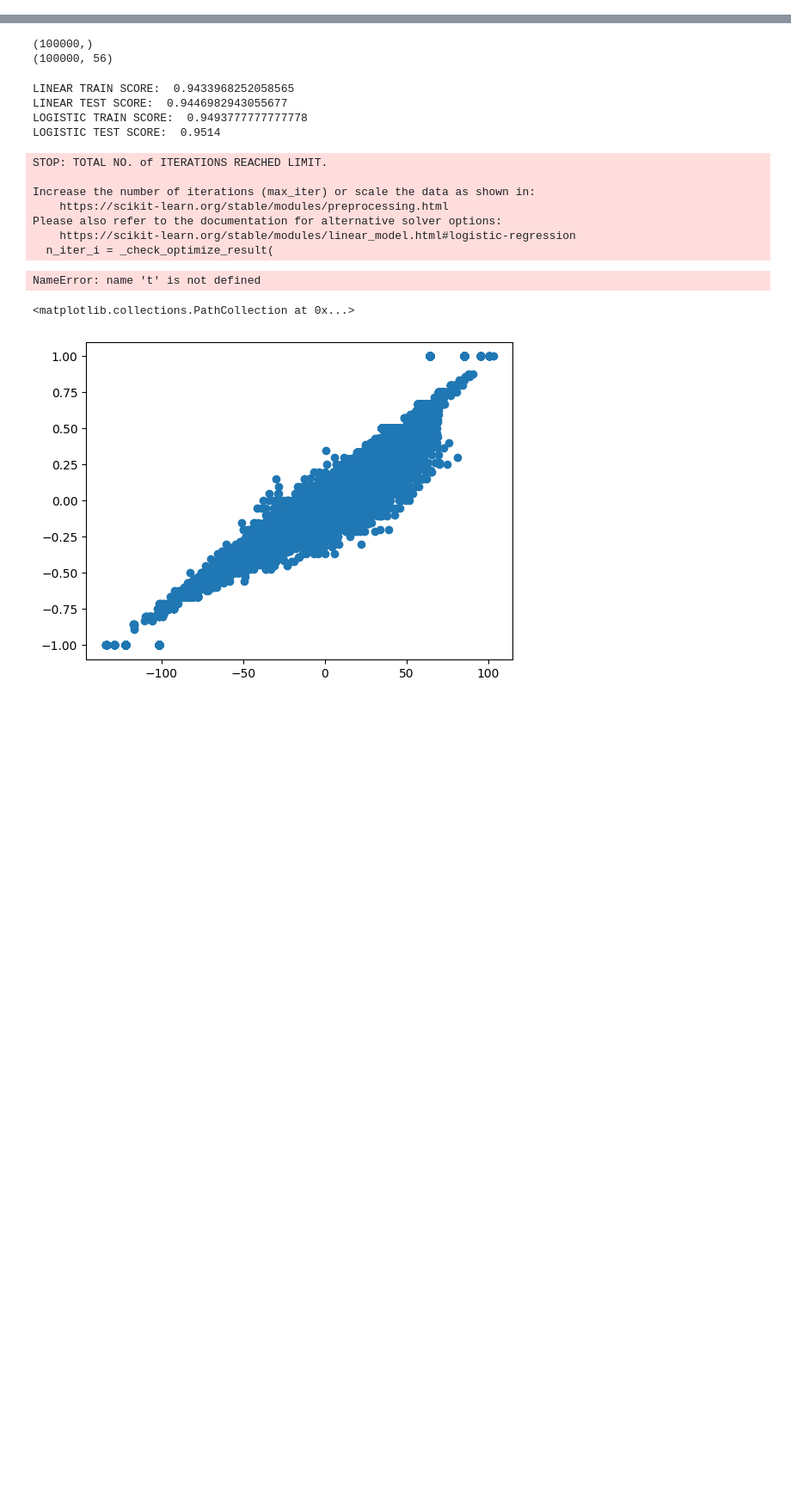
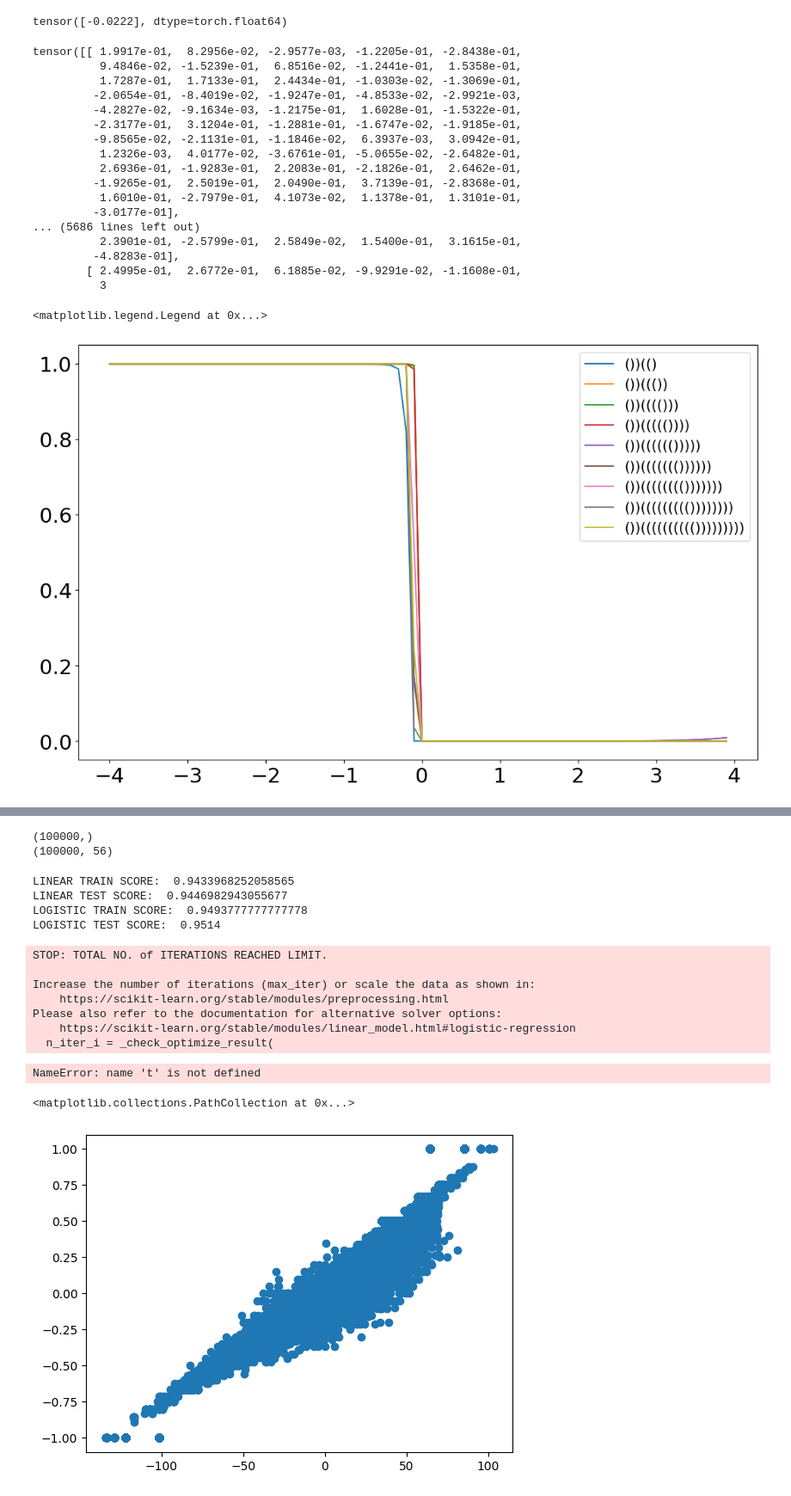
Before and after one commit to frankxwang/probing-experiments, a Jupyter notebook: paren_transformer/probing.ipynb, the cells around one changed output, grey strips where cells are left out. Shown at 86% size. Saved outputs shown, nothing was run; the diff lists cells and outputs as text; code cells hidden in the pictures; blank space fills up the shorter version.

Commit message:
probed

```diff
--- a/paren_transformer/probing.ipynb
+++ b/paren_transformer/probing.ipynb
@@ -147,0 +205,10 @@ def get_out_by_head(model: ParenTransformer, data: DataSet, layer: int) -> t.Ten
+# %%
+# strs = ["(" * i + ")" * (i*2) for i in range(1, 10)]
+# strs = ["((()())())()))(())))", "()((()())"]
+# strs = [")((())"]
+strs = ["()))(" + "(" * (i+1) + ")" * i for i in range(1, 10)]
+# strs = ["())" + "(" * (i+1) + ")" * i for i in range(1, 10)]
+test_data = tokenizer.tokenize(strs)
+results, test_cache = model.run_with_cache(test_data)
+results = results[:, 0]
+print(results)
@@ -147,0 +366,66 @@ def get_out_by_head(model: ParenTransformer, data: DataSet, layer: int) -> t.Ten
+# %%
+t.cosine_similarity(t.tensor(probe[1].weight, device="cpu"), t.tensor(paren_emb).unsqueeze(0))
+# %% [output]
+tensor([-0.0222], dtype=torch.float64)
+# %%
+edit_dir = probe[1].weight
+# edit_dir = paren_emb
+
+from functools import partial
+
+model.reset_hooks()
+
+def intervene(value, hook, intervention):
+    # value[:, 0] += intervention0
+    value[:, 4] += intervention
+    # output[:, 1] += intervention
+
+    return value
+
+low = -4
+high = 4
+scalings = np.arange(low, high, 0.1)
+
+preds = []
+
+for i in scalings:
+
+    # preds.append([])
+
+    # for j in scalings:
+
+    intervention = t.tensor(edit_dir * i, device=device)
+    interv_func = partial(intervene, intervention=intervention)
+    out = model.run_with_hooks(test_data, fwd_hooks=[
+        ("blocks.0.hook_attn_out", interv_func)
+    ])
+
+    pred_valid = t.softmax(out[:, 0], dim=-1)[:, 1]
+    preds.append(pred_valid.detach().cpu().numpy())
+
+preds = np.array(preds)
+
+plt.figure(figsize=(13, 8))
+preds = np.array(preds)
+objs = plt.plot(scalings, preds)
+plt.legend(objs, strs, fontsize=15)
+# %% [output]
+tensor([[ 1.9917e-01,  8.2956e-02, -2.9577e-03, -1.2205e-01, -2.8438e-01,
+          9.4846e-02, -1.5239e-01,  6.8516e-02, -1.2441e-01,  1.5358e-01,
+          1.7287e-01,  1.7133e-01,  2.4434e-01, -1.0303e-02, -1.3069e-01,
+         -2.0654e-01, -8.4019e-02, -1.9247e-01, -4.8533e-02, -2.9921e-03,
+         -4.2827e-02, -9.1634e-03, -1.2175e-01,  1.6028e-01, -1.5322e-01,
+         -2.3177e-01,  3.1204e-01, -1.2881e-01, -1.6747e-02, -1.9185e-01,
+         -9.8565e-02, -2.1131e-01, -1.1846e-02,  6.3937e-03,  3.0942e-01,
+          1.2326e-03,  4.0177e-02, -3.6761e-01, -5.0655e-02, -2.6482e-01,
+          2.6936e-01, -1.9283e-01,  2.2083e-01, -2.1826e-01,  2.6462e-01,
+         -1.9265e-01,  2.5019e-01,  2.0490e-01,  3.7139e-01, -2.8368e-01,
+          1.6010e-01, -2.7979e-01,  4.1073e-02,  1.1378e-01,  1.3101e-01,
+         -3.0177e-01],
+... (5686 lines left out)
+          2.3901e-01, -2.5799e-01,  2.5849e-02,  1.5400e-01,  3.1615e-01,
+         -4.8283e-01],
+        [ 2.4995e-01,  2.6772e-01,  6.1885e-02, -9.9291e-02, -1.1608e-01,
+          3
+<matplotlib.legend.Legend at 0x...>
+[figure, added]
```
Also changed, not shown: parts of 31 cells of this notebook, 3 other files.
